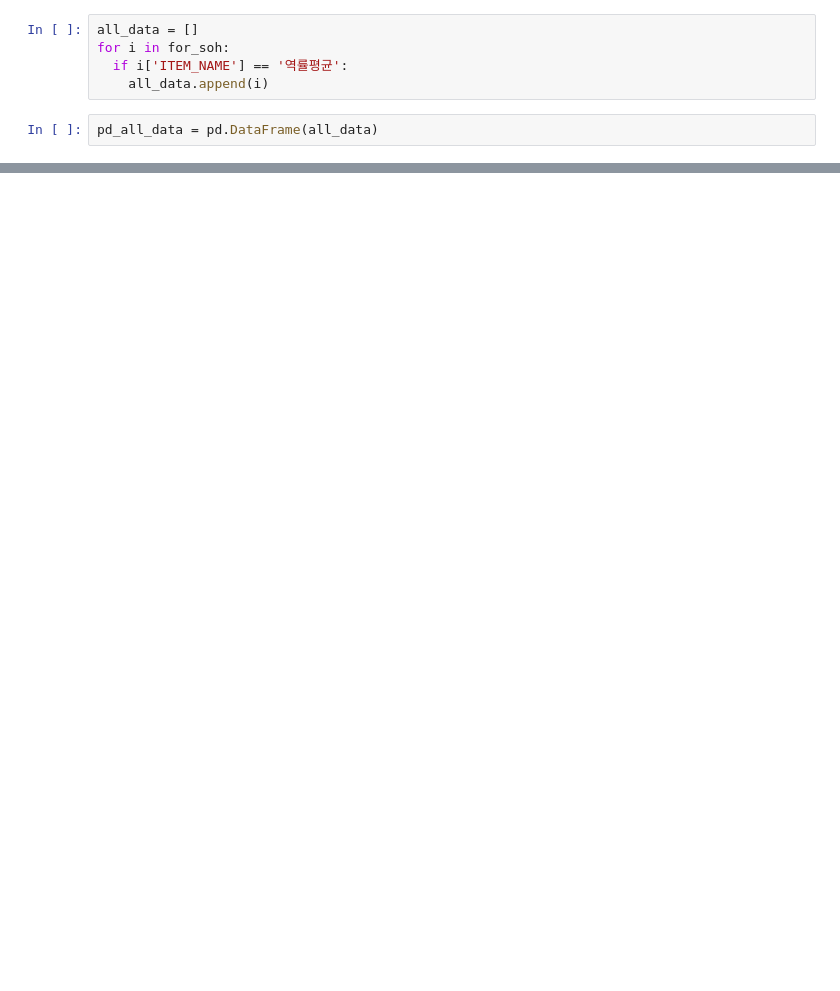
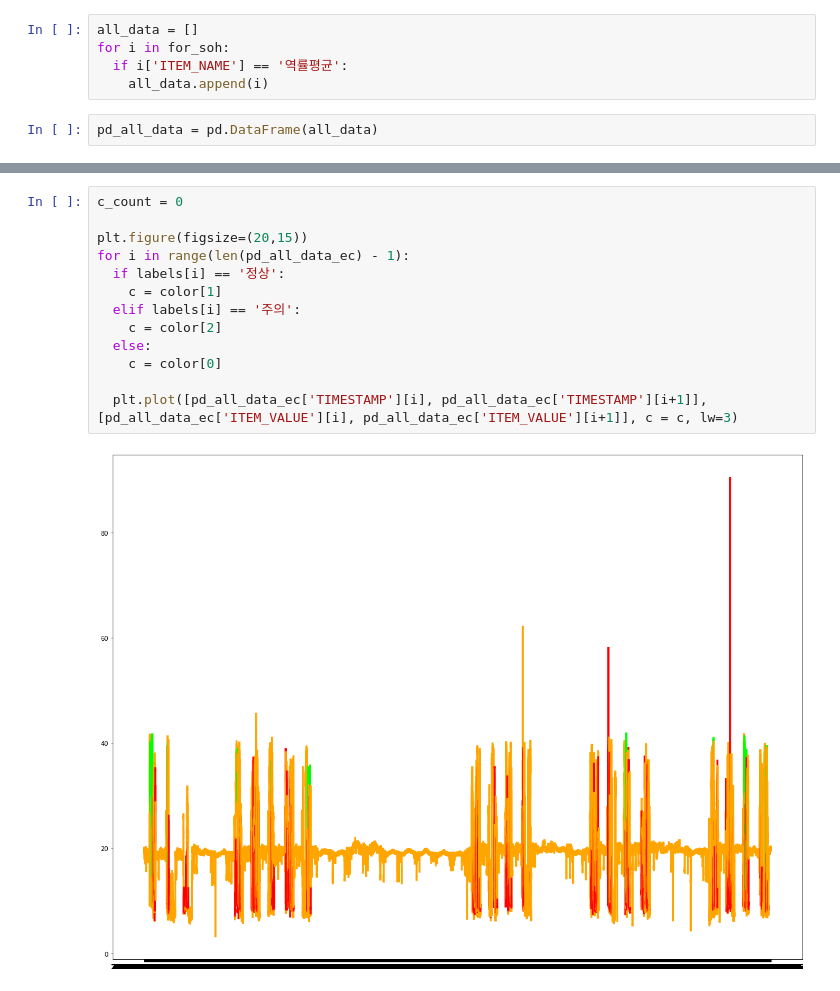
Before and after one commit to EdgeOfNetwork/TimeSeries, a Jupyter notebook: soh_labeled.ipynb, the cells around one changed output, grey strips where cells are left out. Drawn from its saved outputs; the diff is of its cells as text; blank space fills up the shorter version.

```diff
--- a/soh_labeled.ipynb
+++ b/soh_labeled.ipynb
@@ -107,0 +108,15 @@ pd_normal_data
+# %%
+c_count = 0
+
+plt.figure(figsize=(20,15))
+for i in range(len(pd_all_data_ec) - 1):
+  if labels[i] == '정상':
+    c = color[1]
+  elif labels[i] == '주의':
+    c = color[2]
+  else:
+    c = color[0]
+
+  plt.plot([pd_all_data_ec['TIMESTAMP'][i], pd_all_data_ec['TIMESTAMP'][i+1]], [pd_all_data_ec['ITEM_VALUE'][i], pd_all_data_ec['ITEM_VALUE'][i+1]], c = c, lw=3)
+# %% [output]
+[figure, added]
```
Also changed, not shown: parts of 35 cells of this notebook.
